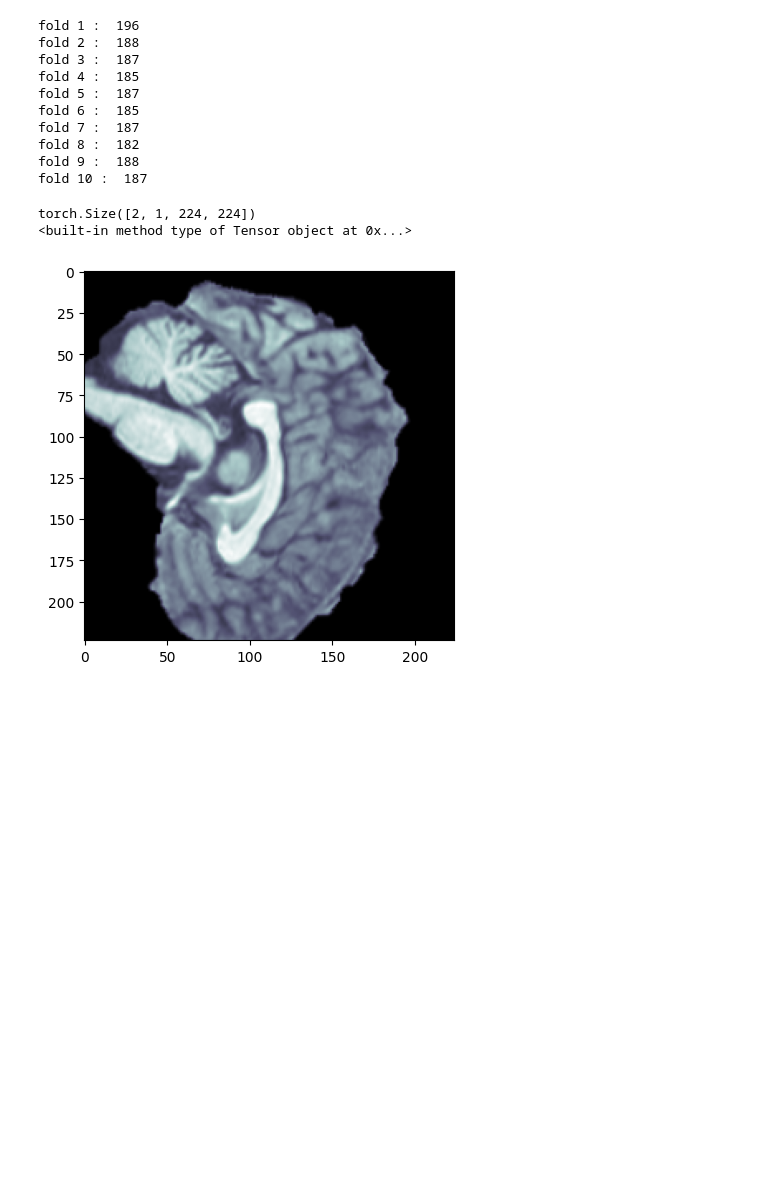
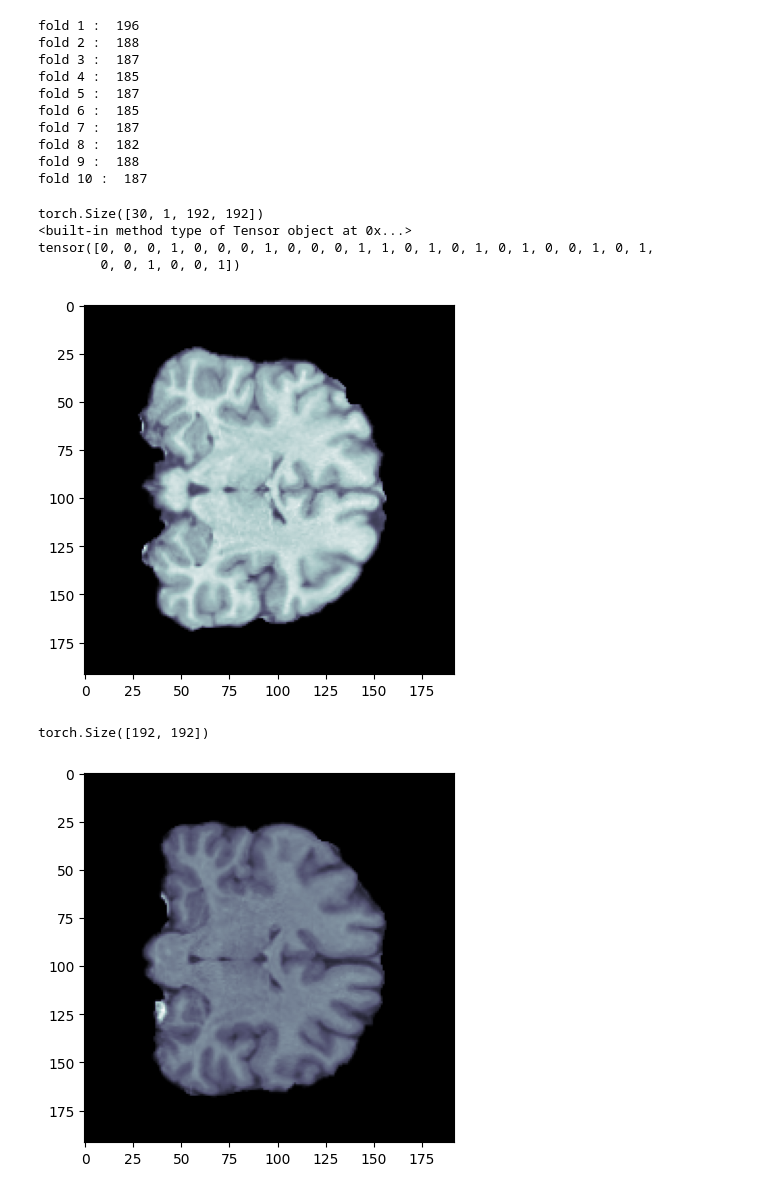
Before and after one commit to youzhiw/SCZ_classfication, a Jupyter notebook: transformer.ipynb, the cells around one changed output. Cells and saved outputs as stored; diff of their text form; code cells hidden in the pictures; blank space fills up the shorter version.

```diff
--- a/transformer.ipynb
+++ b/transformer.ipynb
@@ -92,7 +105,7 @@ class CustomDataset(Dataset):
         img = nib.load(file_path)
 
         # Get the image data array
-        img_data = np.float32(img.get_fdata())[96]
+        img_data = np.float32(img.get_fdata())[0:192, 114, 0:192]
         if self.transforms:
             img_tensor = self.transforms(img_data)
         else:
@@ -119,8 +132,8 @@ folds_dir
 dataloaders = []
 for i in range(len(folds_dir)):
     fold_dir = folds_dir[i]
-    dataset = CustomDataset(fold_dir, downsize_transform)
-    dataloader = DataLoader(dataset, batch_size=2, shuffle=True)
+    dataset = CustomDataset(fold_dir) #, downsize_transform)
+    dataloader = DataLoader(dataset, batch_size=30, shuffle=True)
     dataloaders.append(dataloader)
     print("fold", i+1, ": ", len(dataset))
 # %% [output]
@@ -139,7 +152,17 @@ sample = next(iter(dataloaders[0]))
 plt.imshow(sample[0][0][0], cmap = 'bone')
 print(sample[0].shape)
 print(sample[0].type)
+print(sample[1])
 # %% [output]
-torch.Size([2, 1, 224, 224])
+torch.Size([30, 1, 192, 192])
 <built-in method type of Tensor object at 0x...>
+tensor([0, 0, 0, 1, 0, 0, 0, 1, 0, 0, 0, 1, 1, 0, 1, 0, 1, 0, 1, 0, 0, 1, 0, 1,
+        0, 0, 1, 0, 0, 1])
-[figure, old version]
+[figure, new version]
+# %%
+img = sample[0][0][0][0:192, 114, 0:192]
+plt.imshow(sample[0][0][0][0:192, 114, 0:192], cmap='bone')
+print(img.shape)
+# %% [output]
+torch.Size([192, 192])
+[figure, added]
```
Also changed, not shown: parts of 12 cells of this notebook.
